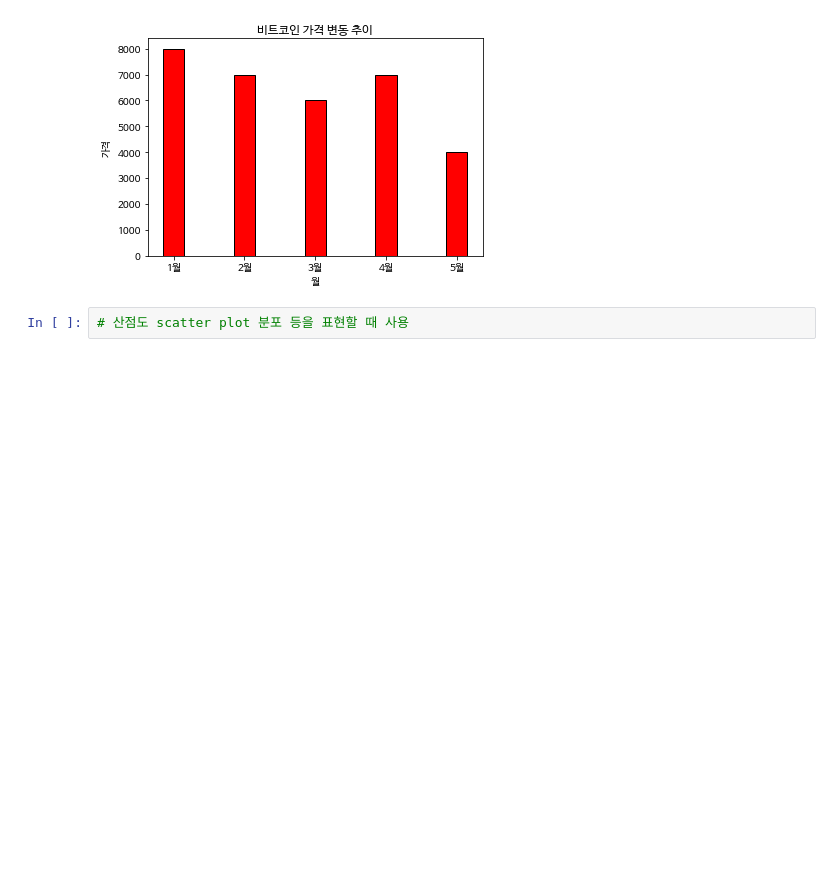
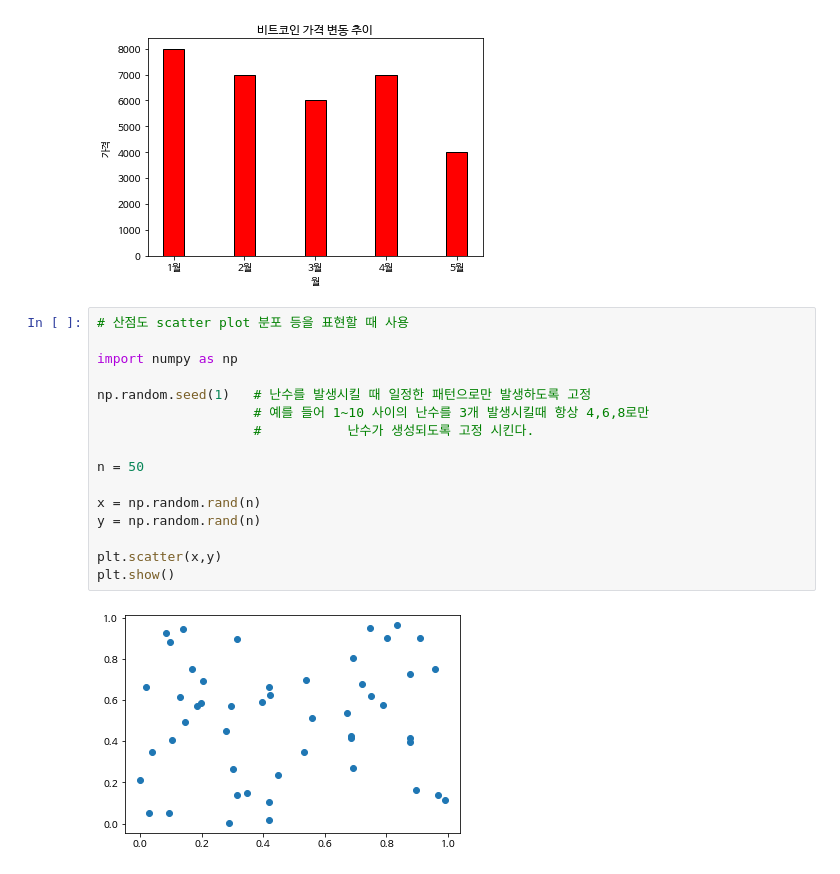
Before and after one commit to jeungsengho/python202204, a Jupyter notebook: 그래프.ipynb, the cells around one changed output. Cells and saved outputs as stored; diff of their text form; blank space fills up the shorter version.

```diff
--- a/그래프.ipynb
+++ b/그래프.ipynb
@@ -322,5 +322,21 @@ plt.ylabel('가격')
 plt.show()
 # %% [output]
 [figure]
-# %%
-# 산점도 scatter plot 분포 등을 표현할 때 사용
+# %%
+# 산점도 scatter plot 분포 등을 표현할 때 사용
+
+import numpy as np
+
+np.random.seed(1)   # 난수를 발생시킬 때 일정한 패턴으로만 발생하도록 고정
+                    # 예를 들어 1~10 사이의 난수를 3개 발생시킬때 항상 4,6,8로만
+                    #           난수가 생성되도록 고정 시킨다.
+
+n = 50
+
+x = np.random.rand(n)
+y = np.random.rand(n)
+
+plt.scatter(x,y)
+plt.show()
+# %% [output]
+[figure, added]
```
Also changed, not shown: parts of 4 cells of this notebook.
